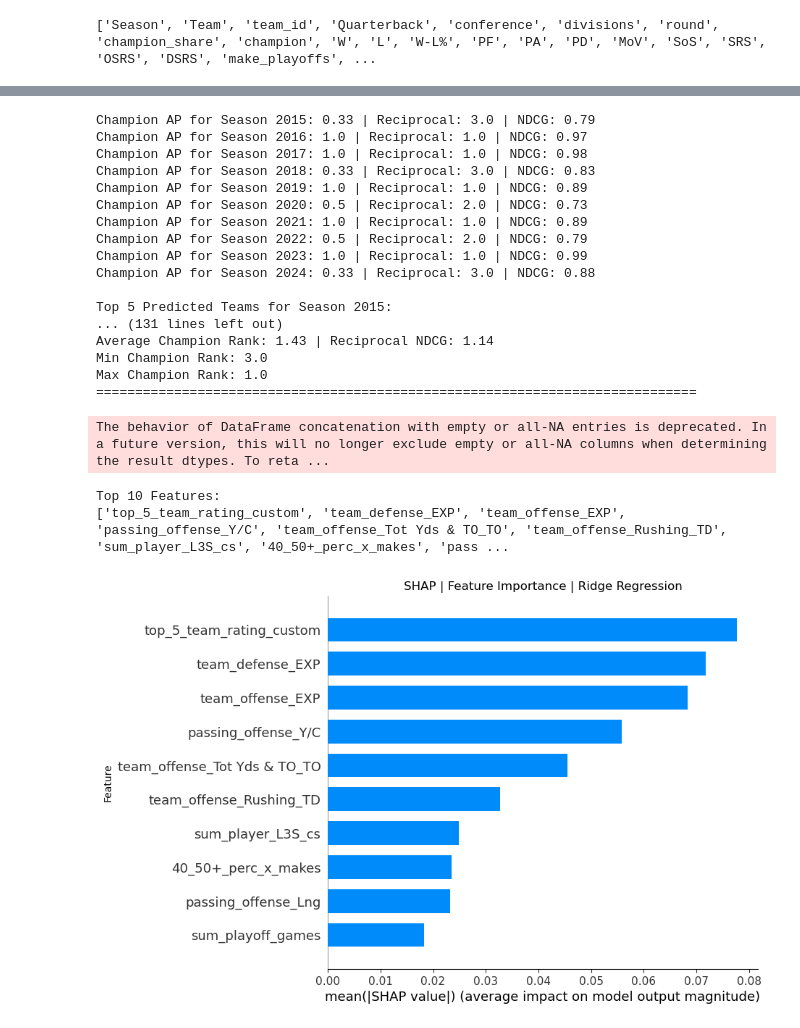
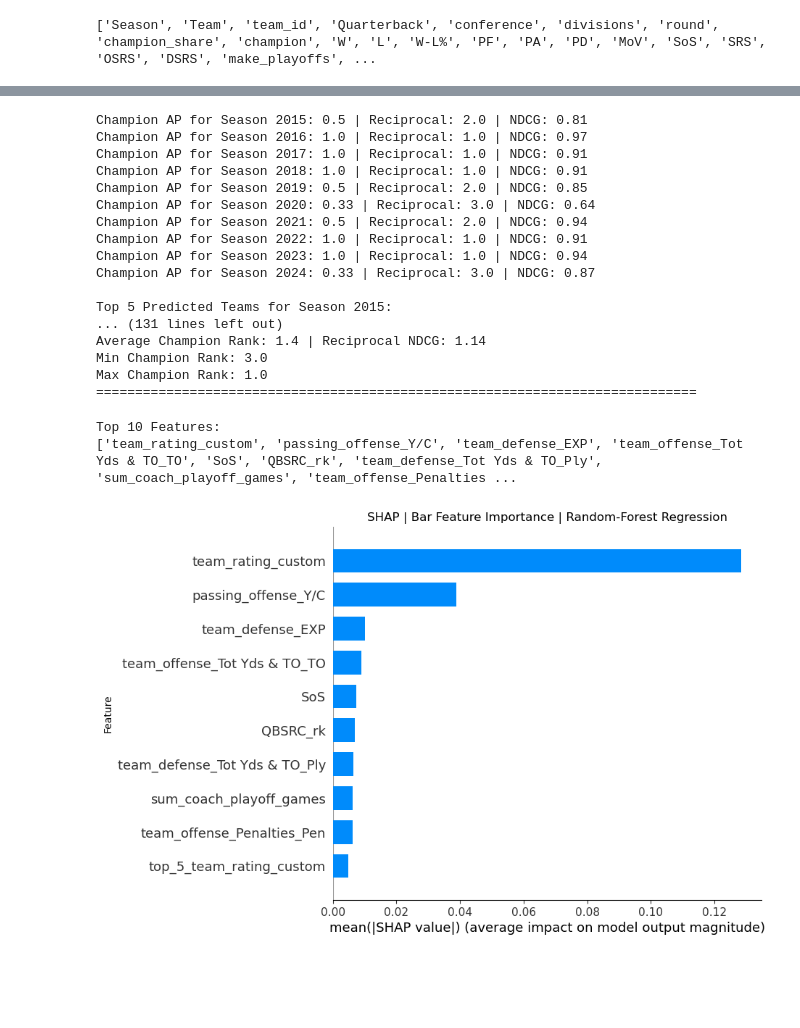
Before and after one commit to allenjake440/NFL_Champion, a Jupyter notebook: nfl_champ_ml.ipynb, the cells around one changed output, grey strips where cells are left out. Saved outputs shown, nothing was run; the diff lists cells and outputs as text; code cells hidden in the pictures; blank space fills up the shorter version.

```diff
--- a/nfl_champ_ml.ipynb
+++ b/nfl_champ_ml.ipynb
@@ -99,13 +103,13 @@ Columns that were removed:
 # %%
-features = ['40_50+_perc_x_makes', 'sum_kicker_playoff_games', 'sum_QB_playoff_games', 'top_5_team_rating_custom',
-           'sum_coach_playoff_games', 'sum_dpoy_shares', 'sum_cpoy_shares', 'sum_champions', 'sum_all_pro', 'sum_QB_mvp_shares',
+features = ['top_5_team_rating_custom', '40_50+_perc_x_makes',
+           'sum_coach_playoff_games', 'sum_dpoy_shares', 'sum_cpoy_shares', 'sum_champions', 'sum_all_pro','SRS_greater_than_1.5_pts',
 
             'SoS', 'pso',
-           'team_offense_Tot Yds & TO_TO', 'team_offense_Passing_Att', 'team_offense_Rushing_TD', 'team_offense_Rushing_Y/A', 'team_offense_Penalties_Pen' , 'team_offense_Penalties_1stPy',
-            'team_defense_Tot Yds & TO_Ply', 'team_defense_Rushing_Yds', 'passing_offense_Lng', 'passing_offense_Y/C',
-            'passing_offense_Sk', 'passing_offense_4QC', 'sum_mvp_shares', 'DSRS', 'OSRS', 'QB_Age',
+           'team_offense_Tot Yds & TO_TO', 'team_offense_Passing_Att', 'team_offense_Rushing_TD', 'team_offense_Rushing_Y/A', 'team_offense_Penalties_Pen' ,
+            'team_defense_Tot Yds & TO_Ply', 'team_defense_Rushing_Yds', 'passing_offense_Y/C',
+            'passing_offense_Sk', 'passing_offense_4QC', 'sum_mvp_shares', 'sum_mvp_shares_L4S',
 
-             'team_defense_EXP', 'sum_playoff_games', 'team_offense_EXP', 'sum_opoy_shares', 'sum_player_L3S_cs','500_rec_7pt_or_less', 'SRS', 'sum_franchise_L1S_cs', 'QBSRC_rk'
+             'team_defense_EXP', 'sum_playoff_games', 'sum_opoy_shares', 'sum_player_L3S_cs','500_rec_7pt_or_less', 'sum_franchise_L1S_cs', 'team_rating_custom', 'QBSRC_rk'
            ]
 
 
@@ -253,13 +259,13 @@ Ranking Accuracy (Champion):
 
 AP Champion:  0.3333333333333333
 # %%
-rig_reg_combined_predictions = pd.DataFrame(columns=["Season","Team", "predicted_cs", "champion_share"])
+rf_reg_combined_predictions = pd.DataFrame(columns=["Season","Team", "predicted_cs", "champion_share"])
 
 all_predictions = []
 aps = []
 ndcgs = []
 
-#backtest_seasons = [2023,2022,2021,2020]
+#backtest_seasons = [2008,2009,2010,2011,2012,2013,2014, ]
 backtest_seasons = [2015,2016,2017,2018,2019,2020,2021,2022,2023,2024]
 
 for season in backtest_seasons:
@@ -271,14 +277,14 @@ for season in backtest_seasons:
     train[features] = sc.transform(train[features])
     test[features] = sc.transform(test[features])
 
-    rig.fit(train[features], train['champion_share'])
-    predictions = rig.predict(test[features])
+    rf.fit(train[features], train['champion_share'])
+    predictions = rf.predict(test[features])
     predictions_df = pd.DataFrame(predictions, columns=["predicted_cs"], index=test.index)
     frame = pd.concat([test[["Team", "champion_share", "Season"]], predictions_df], axis=1)
 
     frame['Team/Season'] = frame['Team'] + ' ' + frame['Season'].astype(str)
 
-    rig_reg_combined_predictions = pd.concat([rig_reg_combined_predictions, frame], ignore_index=True)
+    rf_reg_combined_predictions = pd.concat([rf_reg_combined_predictions, frame], ignore_index=True)
 
     if not frame.empty:
         all_predictions.append(frame)
@@ -320,54 +326,53 @@ print(f"Min Champion Rank: {round(reciprocal_min_ap, 2)}")
 print(f"Max Champion Rank: {round(reciprocal_max_ap, 2)}")
 print("=============================================================================")
 
-rig_reg_combined_predictions.to_csv("rig_reg_nfl_preds.csv", index=False)
+rf_reg_combined_predictions.to_csv("rf_reg_nfl_preds.csv", index=False)
 # %% [output]
-Champion AP for Season 2015: 0.33 | Reciprocal: 3.0 | NDCG: 0.79
+Champion AP for Season 2015: 0.5 | Reciprocal: 2.0 | NDCG: 0.81
 Champion AP for Season 2016: 1.0 | Reciprocal: 1.0 | NDCG: 0.97
-Champion AP for Season 2017: 1.0 | Reciprocal: 1.0 | NDCG: 0.98
-Champion AP for Season 2018: 0.33 | Reciprocal: 3.0 | NDCG: 0.83
-Champion AP for Season 2019: 1.0 | Reciprocal: 1.0 | NDCG: 0.89
-Champion AP for Season 2020: 0.5 | Reciprocal: 2.0 | NDCG: 0.73
-Champion AP for Season 2021: 1.0 | Reciprocal: 1.0 | NDCG: 0.89
-Champion AP for Season 2022: 0.5 | Reciprocal: 2.0 | NDCG: 0.79
-Champion AP for Season 2023: 1.0 | Reciprocal: 1.0 | NDCG: 0.99
-Champion AP for Season 2024: 0.33 | Reciprocal: 3.0 | NDCG: 0.88
+Champion AP for Season 2017: 1.0 | Reciprocal: 1.0 | NDCG: 0.91
+Champion AP for Season 2018: 1.0 | Reciprocal: 1.0 | NDCG: 0.91
+Champion AP for Season 2019: 0.5 | Reciprocal: 2.0 | NDCG: 0.85
+Champion AP for Season 2020: 0.33 | Reciprocal: 3.0 | NDCG: 0.64
+Champion AP for Season 2021: 0.5 | Reciprocal: 2.0 | NDCG: 0.94
+Champion AP for Season 2022: 1.0 | Reciprocal: 1.0 | NDCG: 0.91
+Champion AP for Season 2023: 1.0 | Reciprocal: 1.0 | NDCG: 0.94
+Champion AP for Season 2024: 0.33 | Reciprocal: 3.0 | NDCG: 0.87
 
 Top 5 Predicted Teams for Season 2015:
 ... (131 lines left out)
-Average Champion Rank: 1.43 | Reciprocal NDCG: 1.14
+Average Champion Rank: 1.4 | Reciprocal NDCG: 1.14
 Min Champion Rank: 3.0
 Max Champion Rank: 1.0
 =============================================================================
-The behavior of DataFrame concatenation with empty or all-NA entries is deprecated. In a future version, this will no longer exclude empty or all-NA columns when determining the result dtypes. To reta ...
 # %%
-
-explainer = shap.LinearExplainer(rig, train[features])
+explainer = shap.Explainer(rf)
 shap_values = explainer.shap_values(test[features])
 
 feature_importance = np.abs(shap_values).mean(axis=0)
 top_features = feature_importance.argsort()[::-1][:10]
 
 top_features_list = [features[index] for index in top_features]
 print("Top 10 Features:")
 print(top_features_list)
 
 shap_values_top = shap_values[:, top_features]
 test_top_features = test[top_features_list]
 
 shap.summary_plot(shap_values_top, test_top_features, feature_names=top_features_list, plot_type="bar", show=False)
 plt.gcf().set_size_inches(10, 6)
-plt.title('SHAP | Feature Importance | Ridge Regression')
 
-plt.savefig("ridge_shap_bar.png", bbox_inches='tight', pad_inches=0.1)
-image = Image.open("ridge_shap_bar.png")
+plt.title('SHAP | Bar Feature Importance | Random-Forest Regression')
+
+plt.savefig("rf_shap_bar.png", bbox_inches='tight', pad_inches=0.1)
+image = Image.open("rf_shap_bar.png")
 image_with_border = ImageOps.expand(image, border=2, fill='black')
-image_with_border.save("ridge_shap_bar.png")
+image_with_border.save("rf_shap_bar.png")
 
 plt.ylabel("Feature")
 plt.show()
 # %% [output]
 Top 10 Features:
-['top_5_team_rating_custom', 'team_defense_EXP', 'team_offense_EXP', 'passing_offense_Y/C', 'team_offense_Tot Yds & TO_TO', 'team_offense_Rushing_TD', 'sum_player_L3S_cs', '40_50+_perc_x_makes', 'pass ...
+['team_rating_custom', 'passing_offense_Y/C', 'team_defense_EXP', 'team_offense_Tot Yds & TO_TO', 'SoS', 'QBSRC_rk', 'team_defense_Tot Yds & TO_Ply', 'sum_coach_playoff_games', 'team_offense_Penalties ...
-[figure, old version]
+[figure, new version]
 # %%
```
Also changed, not shown: parts of 10 cells of this notebook, 5 other files.
